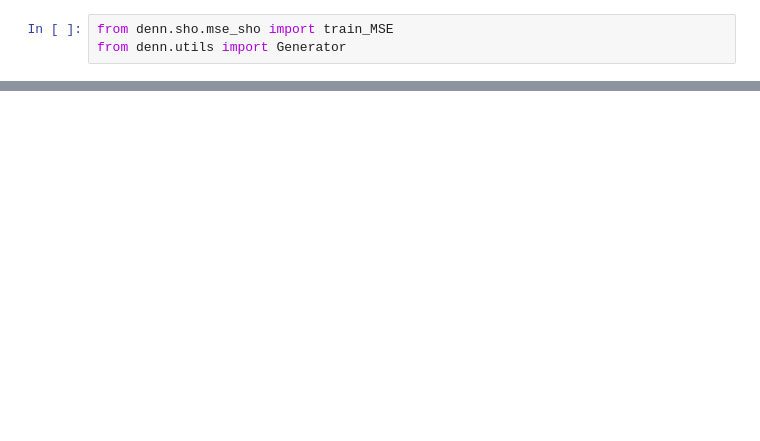
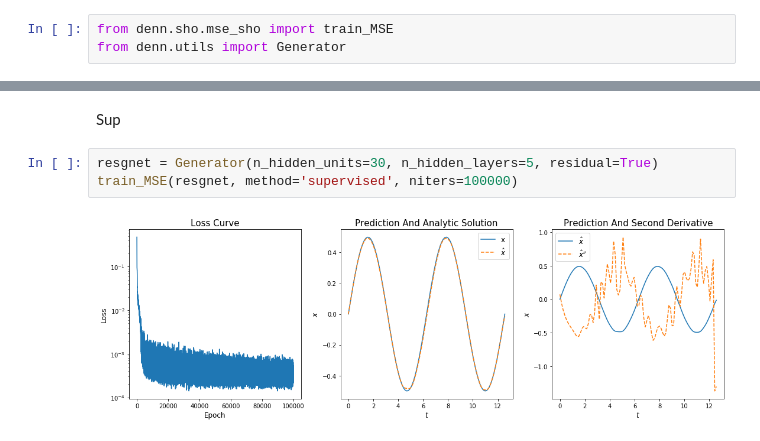
Before and after one commit to dylanrandle/denn, a Jupyter notebook: notebooks/GAN_Paper_Results.ipynb, the cells around one changed output, grey strips where cells are left out. Saved outputs shown, nothing was run; the diff lists cells and outputs as text; blank space fills up the shorter version.

```diff
--- a/notebooks/GAN_Paper_Results.ipynb
+++ b/notebooks/GAN_Paper_Results.ipynb
@@ -32,0 +424,7 @@ train_MSE(resgnet, niters=5000)
+# %% [markdown]
+Sup
+# %%
+resgnet = Generator(n_hidden_units=30, n_hidden_layers=5, residual=True)
+train_MSE(resgnet, method='supervised', niters=100000)
+# %% [output]
+[figure, added]
```
Also changed, not shown: parts of 37 cells of this notebook, 2 other files.
